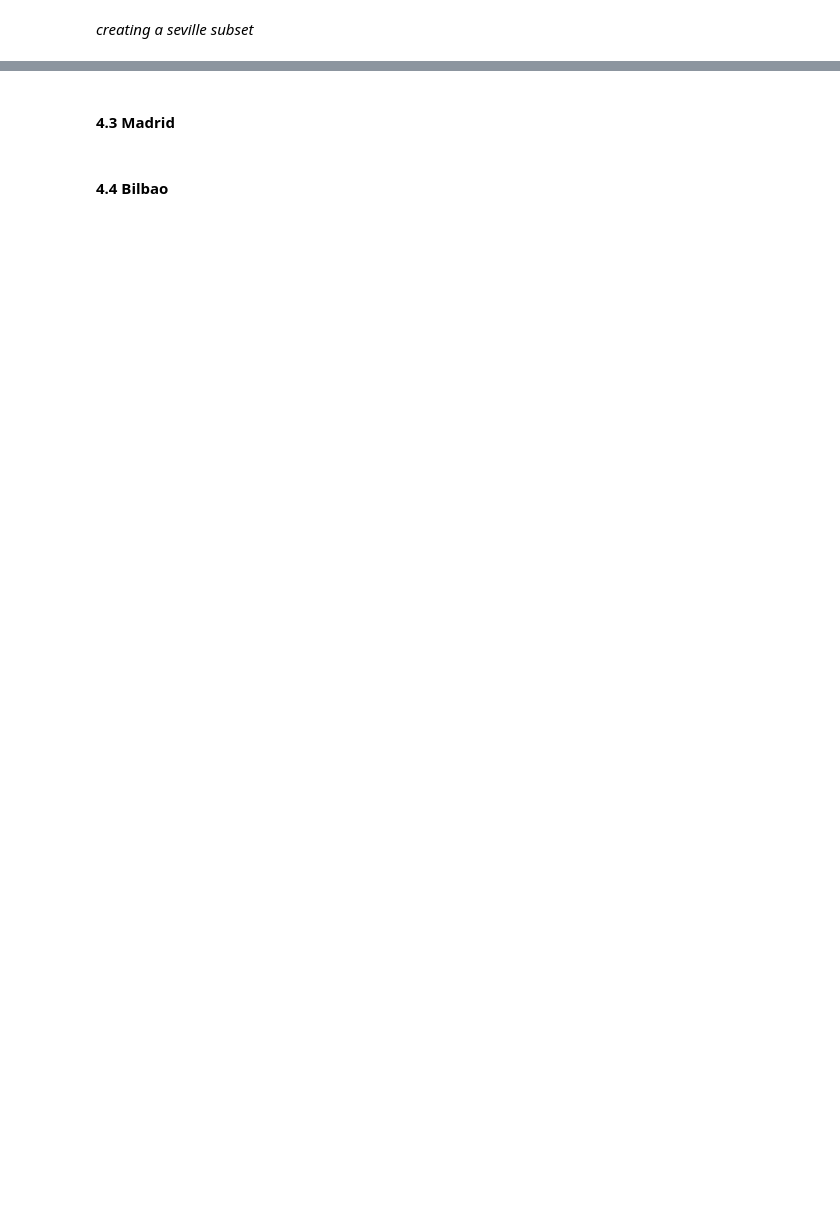
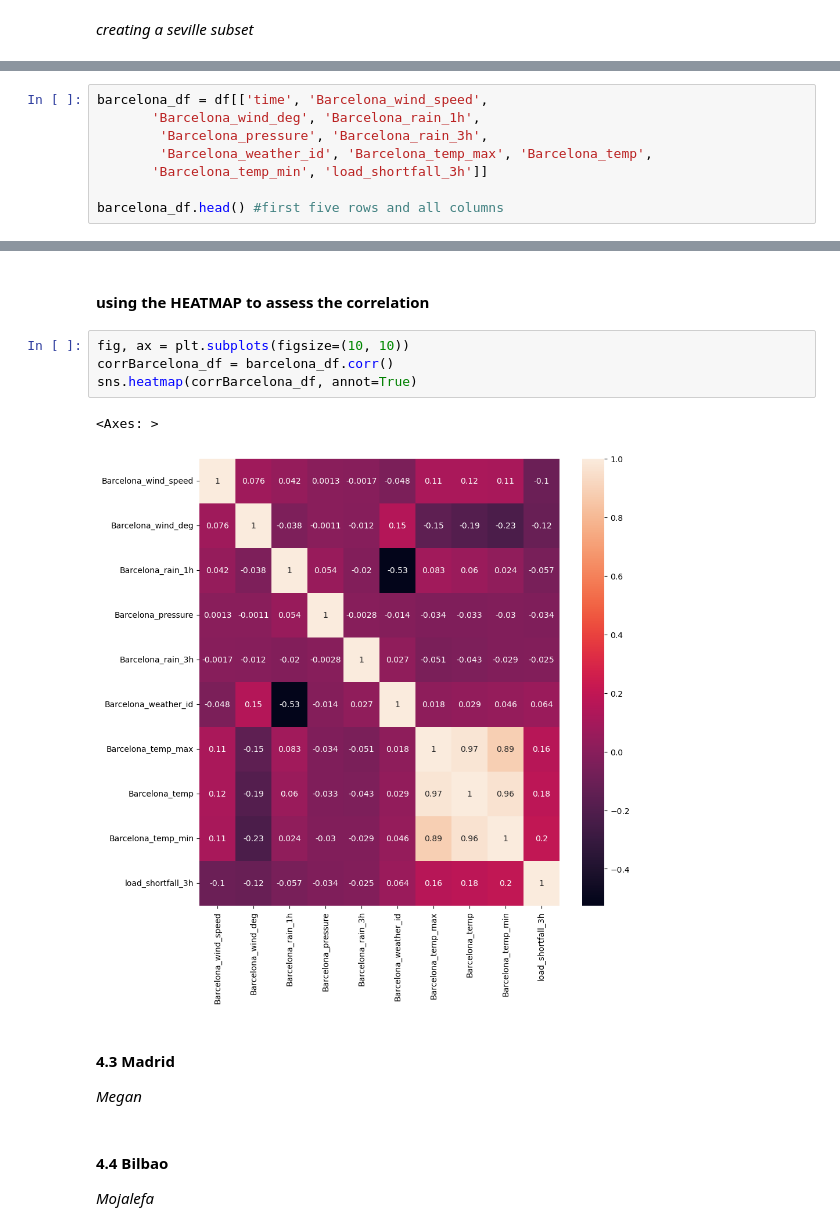
Before and after one commit to Mojalefa-Motloung/ML-Regression-, a Jupyter notebook: SpainElectricityMachineLearning.ipynb, the cells around one changed output, grey strips where cells are left out. Cells and saved outputs as stored; diff of their text form; blank space fills up the shorter version.

Commit message:
barcelona EDA

```diff
--- a/SpainElectricityMachineLearning.ipynb
+++ b/SpainElectricityMachineLearning.ipynb
@@ -82,0 +93,8 @@ Name: Seville_weather_id, dtype: float64
+# %%
+barcelona_df = df[['time', 'Barcelona_wind_speed',
+       'Barcelona_wind_deg', 'Barcelona_rain_1h',
+        'Barcelona_pressure', 'Barcelona_rain_3h',
+        'Barcelona_weather_id', 'Barcelona_temp_max', 'Barcelona_temp',
+       'Barcelona_temp_min', 'load_shortfall_3h']]
+
+barcelona_df.head() #first five rows and all columns
@@ -83,6 +177,17 @@ Name: Seville_weather_id, dtype: float64
+# %% [markdown]
+#### using the HEATMAP to assess the correlation
+# %%
+fig, ax = plt.subplots(figsize=(10, 10))
+corrBarcelona_df = barcelona_df.corr()
+sns.heatmap(corrBarcelona_df, annot=True)
+# %% [output]
+<Axes: >
+[figure, added]
 # %% [markdown]
 #### 4.3 Madrid
+*Megan*
 # %% [markdown]
 #### 4.4 Bilbao
+*Mojalefa*
 # %% [markdown]
 #### 4.5 Valencia
```
Also changed, not shown: parts of 19 cells of this notebook, 1 other file.
